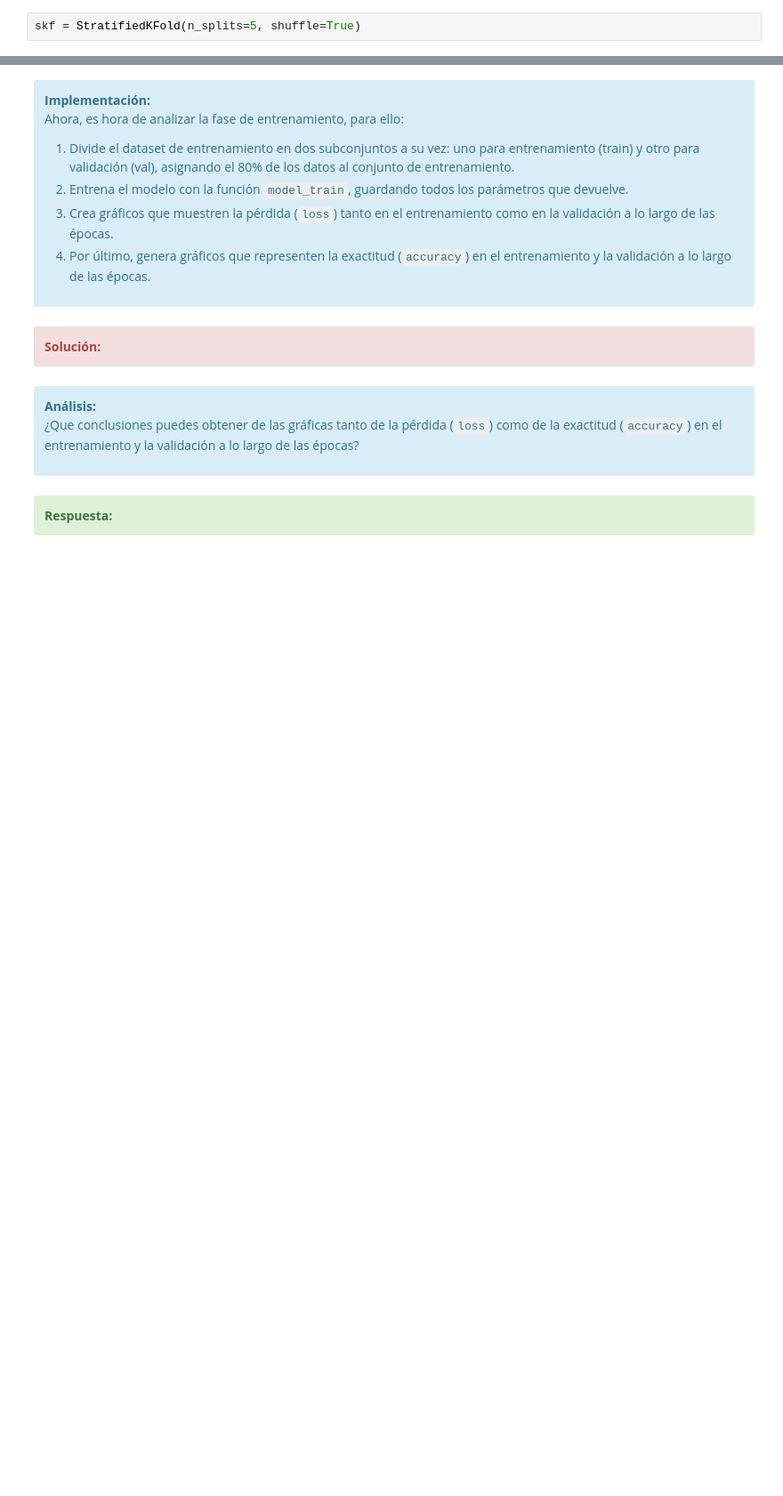
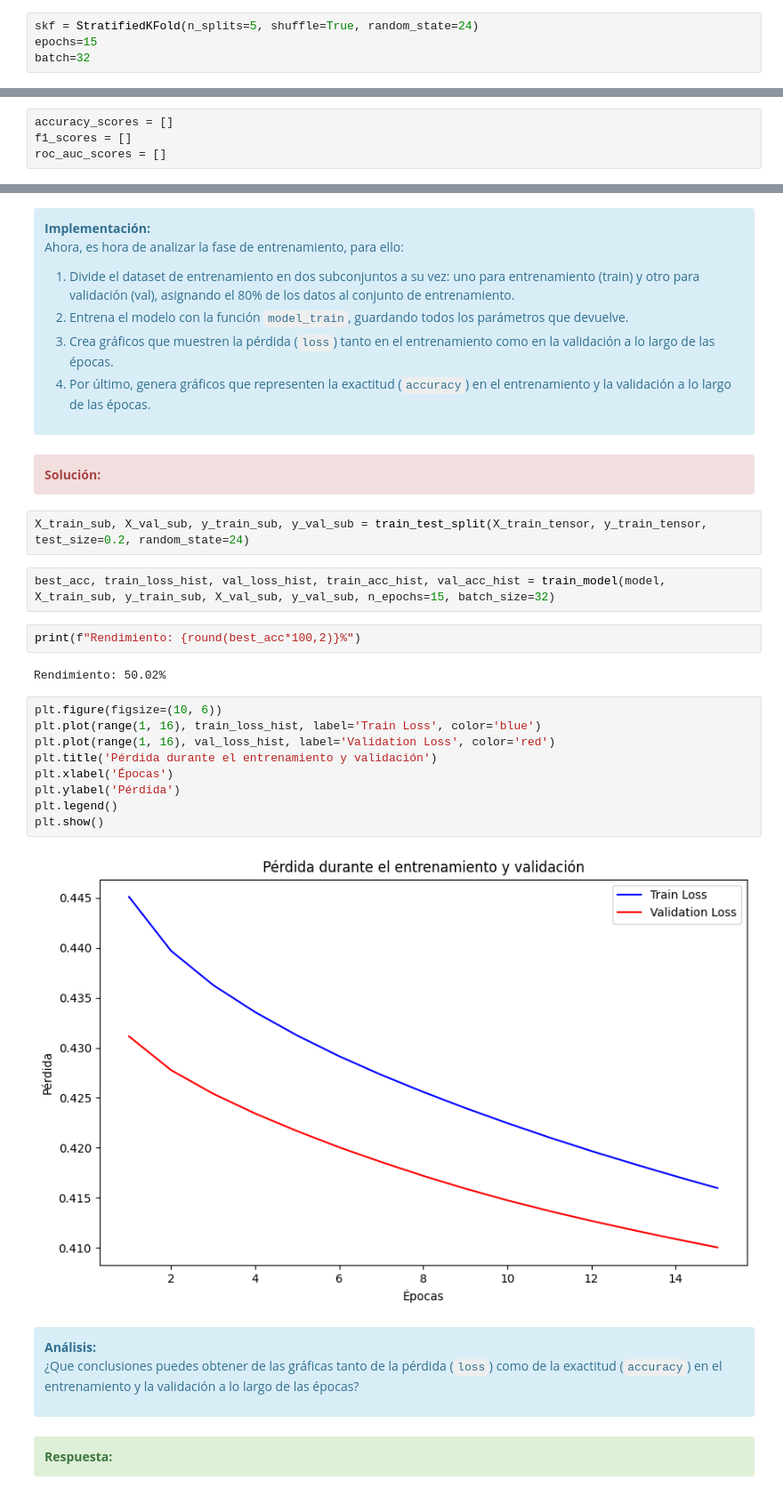
Before and after one commit to Hulkilla/Aprendizaje-Automatico, a Jupyter notebook: PEC3/M2_891_20241_PEC3_Marina.ipynb, the cells around one changed output, grey strips where cells are left out. Shown at 89% size. Saved outputs shown, nothing was run; the diff lists cells and outputs as text; blank space fills up the shorter version.

```diff
--- a/PEC3/M2_891_20241_PEC3_Marina.ipynb
+++ b/PEC3/M2_891_20241_PEC3_Marina.ipynb
@@ -1677,4 +1677,6 @@ Número de parámetros del modelo: 780
 <strong>Solución:</strong>
 </div>
 # %%
-skf = StratifiedKFold(n_splits=5, shuffle=True)
+skf = StratifiedKFold(n_splits=5, shuffle=True, random_state=24)
+epochs=15
+batch=32
@@ -1684,0 +1683,4 @@ RuntimeError: mat1 and mat2 must have the same dtype, but got Double and Float
+# %%
+accuracy_scores = []
+f1_scores = []
+roc_auc_scores = []
@@ -1711,6 +1804,25 @@ Ahora, es hora de analizar la fase de entrenamiento, para ello:
 <div class="alert alert-block alert-danger">
 <strong>Solución:</strong>
 </div>
+# %%
+X_train_sub, X_val_sub, y_train_sub, y_val_sub = train_test_split(X_train_tensor, y_train_tensor, test_size=0.2, random_state=24)
+# %%
+best_acc, train_loss_hist, val_loss_hist, train_acc_hist, val_acc_hist = train_model(model, X_train_sub, y_train_sub, X_val_sub, y_val_sub, n_epochs=15, batch_size=32)
+# %%
+print(f"Rendimiento: {round(best_acc*100,2)}%")
+# %% [output]
+Rendimiento: 50.02%
+# %%
+plt.figure(figsize=(10, 6))
+plt.plot(range(1, 16), train_loss_hist, label='Train Loss', color='blue')
+plt.plot(range(1, 16), val_loss_hist, label='Validation Loss', color='red')
+plt.title('Pérdida durante el entrenamiento y validación')
+plt.xlabel('Épocas')
+plt.ylabel('Pérdida')
+plt.legend()
+plt.show()
+# %% [output]
+[figure, added]
 # %% [markdown]
 <div class="alert alert-block alert-info">
 <strong>Análisis:</strong>
```
Also changed, not shown: parts of 21 cells of this notebook.
